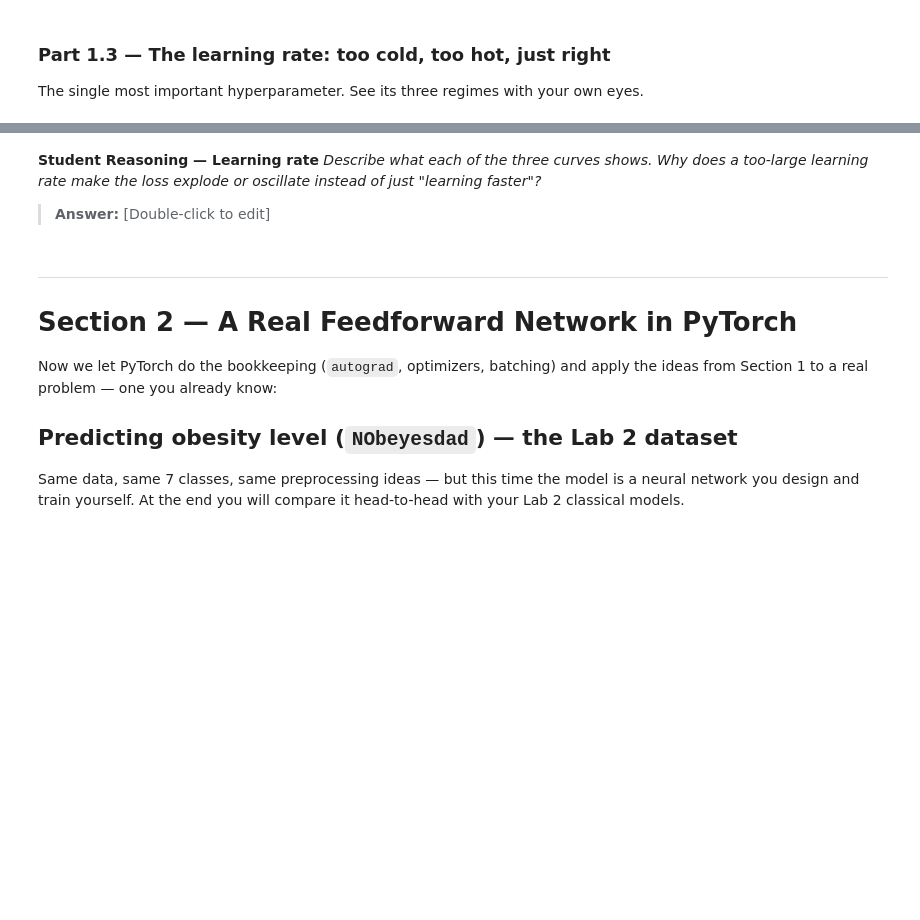
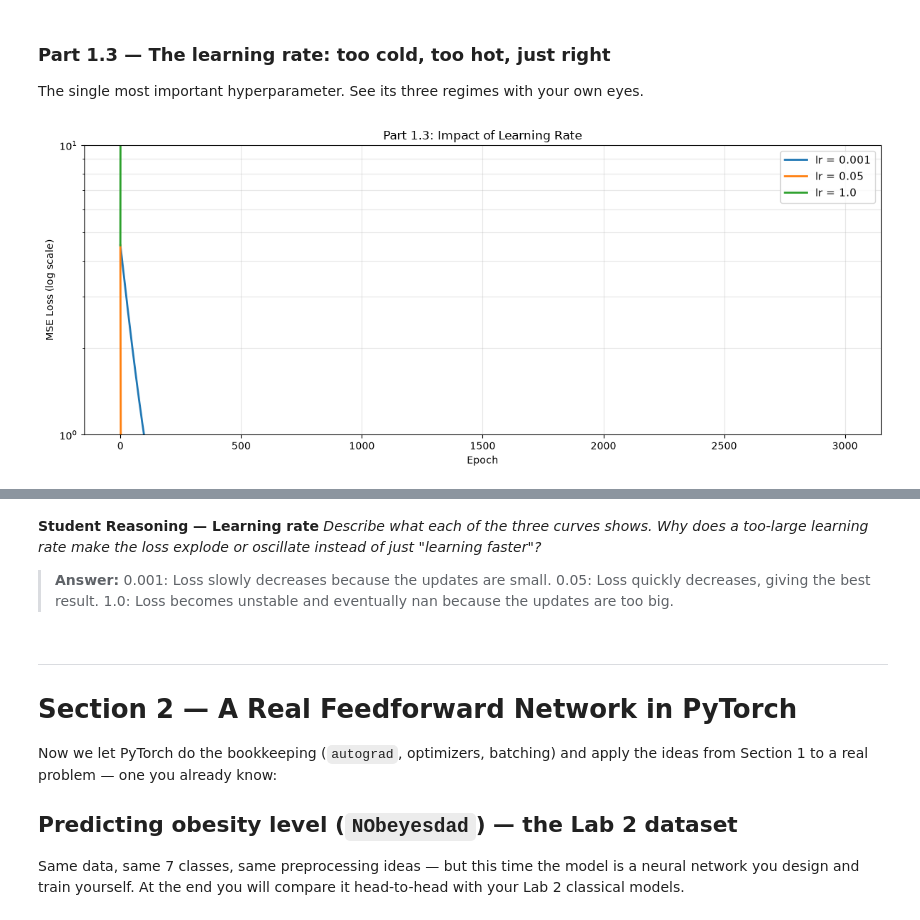
Before and after one commit to hlodze/lab-3, a Jupyter notebook: Lab_3.ipynb, the cells around one changed output, grey strips where cells are left out. Saved outputs shown, nothing was run; the diff lists cells and outputs as text; code cells hidden in the pictures; blank space fills up the shorter version.

Commit message:
Complete Part 1.3

```diff
--- a/Lab_3.ipynb
+++ b/Lab_3.ipynb
@@ -372,0 +365,76 @@ The single most important hyperparameter. See its three regimes with your own ey
+# %%
+# TODO: Wrap your Part 1.2 training loop in a function train_toy(lr, steps=3000)
+#   that returns the list of losses.
+
+
+def train_toy(X, Y, lr, steps=3000):
+    np.random.seed(RANDOM_STATE)
+    W1 = np.random.randn(1, 8) * 0.5
+    b1 = np.random.randn(8) * 0.5
+    W2 = np.random.randn(8, 1) * 0.5
+    b2 = np.random.randn(1) * 0.5
+
+    losses = []
+
+    for epoch in range(steps):
+        z1 = X @ W1 + b1
+        h = np.tanh(z1)
+        y_hat = h @ W2 + b2
+
+        loss = np.mean((y_hat - Y) ** 2)
+        losses.append(loss)
+
+        n = len(Y)
+        d_yhat = 2 * (y_hat - Y) / n
+
+        dW2 = h.T @ d_yhat
+        db2 = np.sum(d_yhat, axis=0)
+
+        dh = d_yhat @ W2.T
+        dz1 = dh * (1 - np.tanh(z1) ** 2)
+
+        dW1 = X.T @ dz1
+        db1 = np.sum(dz1, axis=0)
+
+        W1 -= lr * dW1
+        b1 -= lr * db1
+        W2 -= lr * dW2
+        b2 -= lr * db2
+
+    return losses
+
+
+# TODO: Run it with THREE learning rates, e.g. lr = 0.001, 0.05, 1.0
+#   (keep the same initial weights for a fair comparison — reset the seed).
+
+learning_rates = [0.001, 0.05, 1.0]
+all_losses = {}
+
+for lr in learning_rates:
+    losses = train_toy(X, Y, lr, steps=3000)
+    all_losses[lr] = losses
+
+
+# TODO: Plot the three loss curves on the same axes (log scale on y helps),
+#   with a legend.
+
+plt.figure(figsize=(12, 5))
+
+for lr in learning_rates:
+    plt.semilogy(all_losses[lr], linewidth=2, label=f"lr = {lr}")
+
+plt.xlabel("Epoch")
+plt.ylabel("MSE Loss (log scale)")
+plt.title("Part 1.3: Impact of Learning Rate")
+plt.legend(fontsize=11)
+plt.grid(True, alpha=0.3, which="both")
+plt.tight_layout()
+plt.show()
+
+
+# Print final losses
+for lr in learning_rates:
+    final_loss = all_losses[lr][-1]
+    print(f"Learning rate {lr:5.3f}: Final loss = {final_loss:.6f}")
+# %% [output]
+[figure, added]
@@ -375,7 +446,9 @@ The single most important hyperparameter. See its three regimes with your own ey
 *Describe what each of the three curves shows. Why does a too-large learning rate make the
 loss explode or oscillate instead of just "learning faster"?*
 
-> **Answer:** [Double-click to edit]
+> **Answer:** 0.001: Loss slowly decreases because the updates are small.
+0.05: Loss quickly decreases, giving the best result.
+1.0: Loss becomes unstable and eventually nan because the updates are too big.
 # %% [markdown]
 ---
 # Section 2 — A Real Feedforward Network in PyTorch
```
Also changed, not shown: parts of 2 cells of this notebook.
